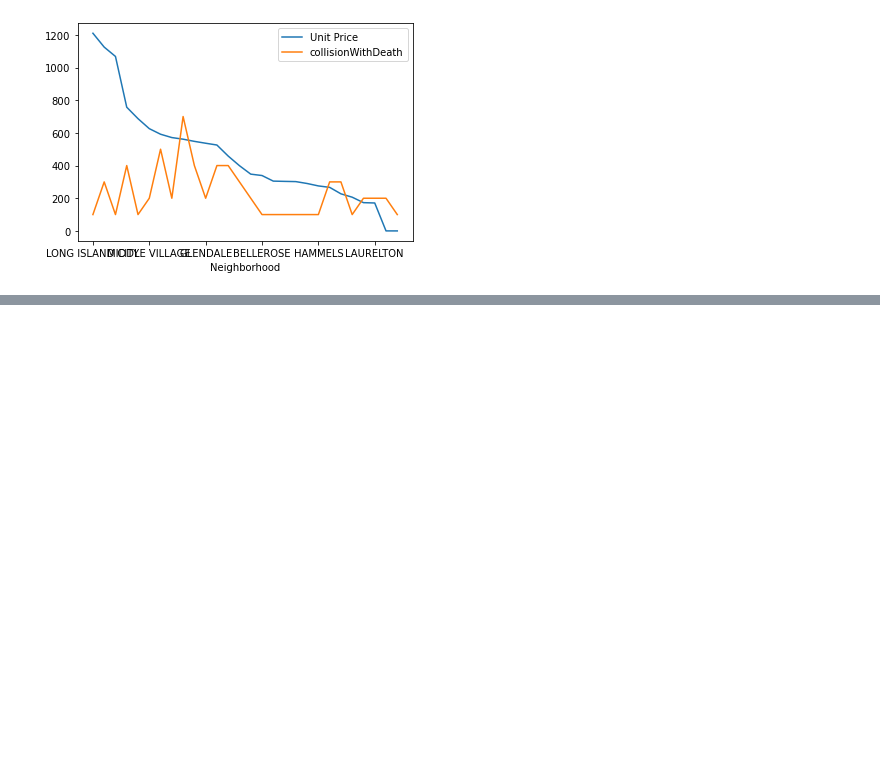
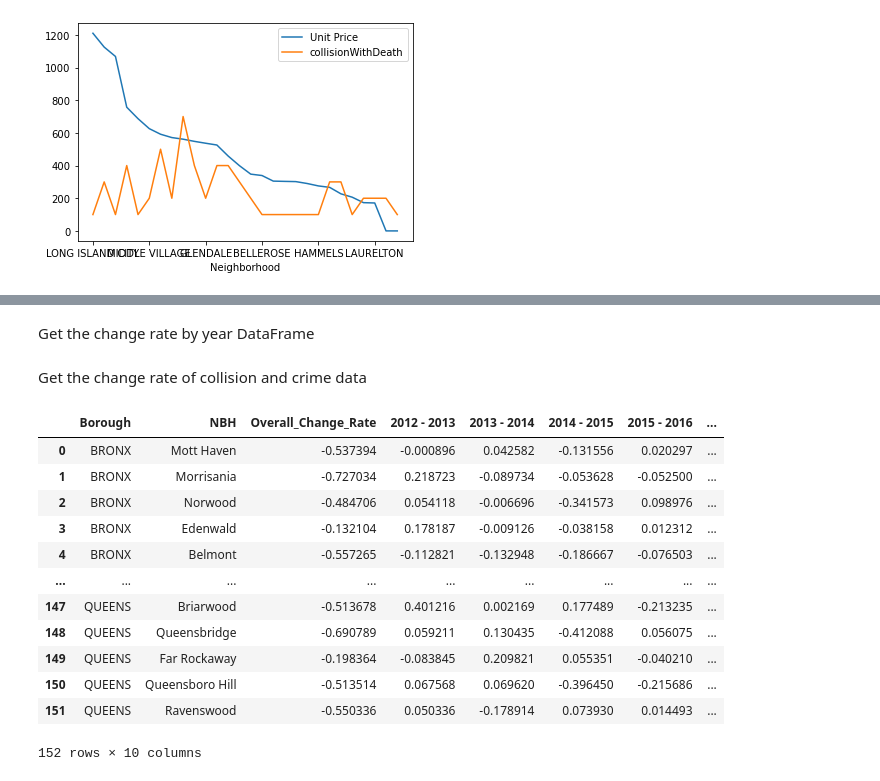
Before and after one commit to Dh0le/2022Spring_Finals, a Jupyter notebook: IS597 Final Project.ipynb, the cells around one changed output, grey strips where cells are left out. Cells and saved outputs as stored; diff of their text form; code cells hidden in the pictures; blank space fills up the shorter version.

```diff
--- a/IS597 Final Project.ipynb
+++ b/IS597 Final Project.ipynb
@@ -636,0 +726,61 @@ QueensFinal[["Unit Price","collisionWithDeath"]].plot()
+# %%
+def get_change_rate(start: int, end: int):
+    return (end - start) / start
+# %% [markdown]
+Get the change rate by year DataFrame
+# %%
+def change_rate_by_year(df: pd.DataFrame, boundary: int):
+    res_df = pd.DataFrame(columns=['Borough', 'NBH', 'Overall_Change_Rate'])
+    for boro in df['Borough'].unique():
+        this_boro = df[df['Borough'] == boro]  # number of collisions or crimes in this borough
+        for nbh in this_boro['NBH'].unique():
+            this_nbh = this_boro[this_boro['NBH'] == nbh]  # number of collisions or crimes in this neighborhood
+
+            # we set a boundary to choose data because if the number is too small, the change rate would be too high to have realistic meanings
+            if (this_nbh.iloc[:, [2]].max() < boundary).bool():
+                break
+            data = [boro, nbh]
+
+            # get the change rate of this year
+            change_rate = get_change_rate(this_nbh.loc[this_nbh.index[0]][2], this_nbh.loc[this_nbh.index[-1]][2])
+            data.append(change_rate)
+
+            # from the starting year to the end year
+            for i in range(this_nbh.index[0], this_nbh.index[-1]):
+                year_change_rate = get_change_rate(this_nbh.loc[i][2], this_nbh.loc[i + 1][2])
+
+                # the column name
+                label = str(this_nbh.loc[i][3]) + ' - ' + str(this_nbh.loc[i + 1][3])
+                if label not in res_df.columns:
+                    res_df.insert(res_df.shape[1], label, np.nan)
+                for j in range(len(data), list(res_df.columns).index(label) + 1):
+                    if j == list(res_df.columns).index(label):
+                        data.append(year_change_rate)
+                    else: data.append(np.nan)
+
+            # add data to result dataframe
+            if res_df.empty:
+                res_df.loc[0] = data
+            else: res_df.loc[res_df.index.max() + 1] = data
+    return res_df
+# %% [markdown]
+Get the change rate of collision and crime data
+# %%
+collision_change_rate = change_rate_by_year(nbh_collisions, 100)
+crime_change_rate = change_rate_by_year(nbh_crimes, 50)
+# %%
+crime_change_rate
+# %% [output]
+|  | Borough | NBH | Overall_Change_Rate | 2012 - 2013 | 2013 - 2014 | 2014 - 2015 | 2015 - 2016 | ... |
+| 0 | BRONX | Mott Haven | -0.537394 | -0.000896 | 0.042582 | -0.131556 | 0.020297 | ... |
+| 1 | BRONX | Morrisania | -0.727034 | 0.218723 | -0.089734 | -0.053628 | -0.052500 | ... |
+| 2 | BRONX | Norwood | -0.484706 | 0.054118 | -0.006696 | -0.341573 | 0.098976 | ... |
+| 3 | BRONX | Edenwald | -0.132104 | 0.178187 | -0.009126 | -0.038158 | 0.012312 | ... |
+| 4 | BRONX | Belmont | -0.557265 | -0.112821 | -0.132948 | -0.186667 | -0.076503 | ... |
+| ... | ... | ... | ... | ... | ... | ... | ... | ... |
+| 147 | QUEENS | Briarwood | -0.513678 | 0.401216 | 0.002169 | 0.177489 | -0.213235 | ... |
+| 148 | QUEENS | Queensbridge | -0.690789 | 0.059211 | 0.130435 | -0.412088 | 0.056075 | ... |
+| 149 | QUEENS | Far Rockaway | -0.198364 | -0.083845 | 0.209821 | 0.055351 | -0.040210 | ... |
+| 150 | QUEENS | Queensboro Hill | -0.513514 | 0.067568 | 0.069620 | -0.396450 | -0.215686 | ... |
+| 151 | QUEENS | Ravenswood | -0.550336 | 0.050336 | -0.178914 | 0.073930 | 0.014493 | ... |
+152 rows × 10 columns
```
Also changed, not shown: parts of 36 cells of this notebook.
